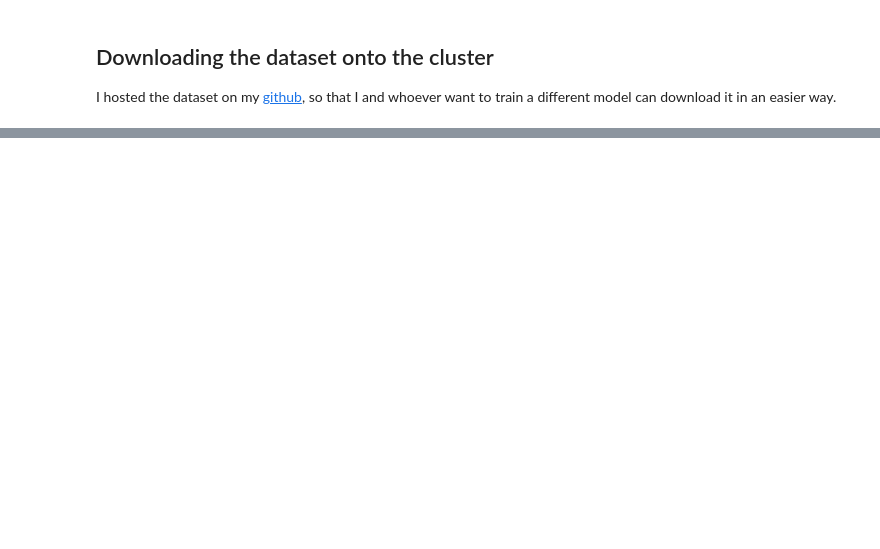
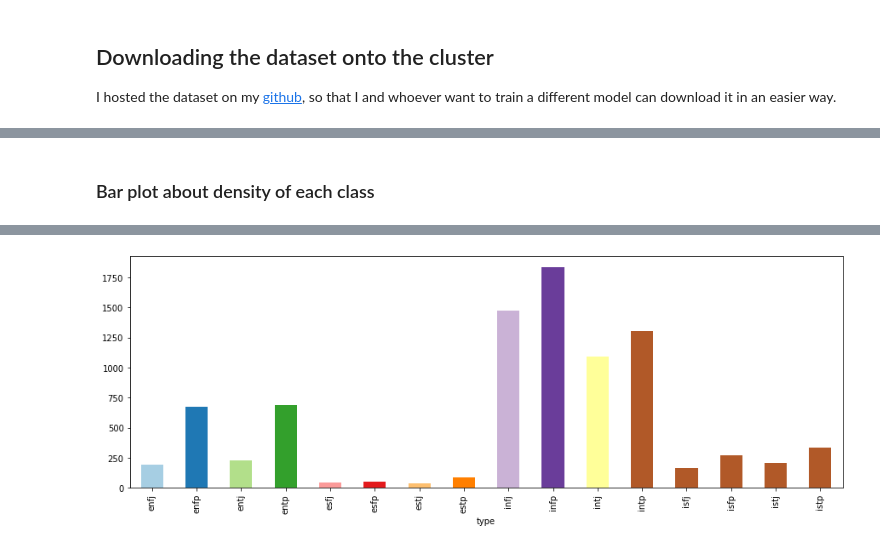
Before and after one commit to edu-rinaldi/MBTI-Predictor, a Jupyter notebook: MBTI.ipynb, the cells around one changed output, grey strips where cells are left out. Cells and saved outputs as stored; diff of their text form; code cells hidden in the pictures; blank space fills up the shorter version.

Commit message:
New version of reddit dataset. Notebook still in progress, but good results

```diff
--- a/MBTI.ipynb
+++ b/MBTI.ipynb
@@ -136,0 +88,7 @@ Unfortunately, as we can see, the dataset is very **unbalanced**. We must find a
+# %%
+mbti_df = spark.read.load("dbfs:/bdc-2020-21/datasets/mbti_1.csv",
+                         format="csv",
+                         sep=",",
+                         inferSchema="true",
+                         header="true"
+                         ).cache()
@@ -136,0 +114,3 @@ Unfortunately, as we can see, the dataset is very **unbalanced**. We must find a
+# %%
+#mbti_splitted_df = mbti_df.select(explode(split("posts", "\|\|\|")).alias("post"), lower("type").alias("type"))
+mbti_splitted_df = mbti_df.select(regexp_replace(col('posts'), "\|\|\|", " ").alias("post"), lower("type").alias("type")).cache()
@@ -136,0 +157,4 @@ Unfortunately, as we can see, the dataset is very **unbalanced**. We must find a
+# %%
+def count_class_instances(df, labelCol, toPandas=True):
+  counted_df = df.select(labelCol).groupBy(labelCol).count().sort(labelCol)
+  return counted_df.toPandas() if toPandas else counted_df
@@ -136,0 +163,5 @@ Unfortunately, as we can see, the dataset is very **unbalanced**. We must find a
+# %%
+# Sorting by type because then we could compare this df with another
+counted_mbti_types_pdf = count_class_instances(mbti_splitted_df, 'type')
+
+counted_mbti_types_pdf
@@ -136,0 +187,5 @@ Unfortunately, as we can see, the dataset is very **unbalanced**. We must find a
+# %% [markdown]
+### Bar plot about density of each class
+# %%
+counted_mbti_types_pdf.plot.bar(x='type', y='count', figsize=(15,5), legend=False, color=plt.cm.Paired(np.arange(len(counted_mbti_types_pdf))))
+# %% [output]
@@ -136,0 +193 @@ Unfortunately, as we can see, the dataset is very **unbalanced**. We must find a
+[figure, added]
```
Also changed, not shown: parts of 99 cells of this notebook, 4 other files.
